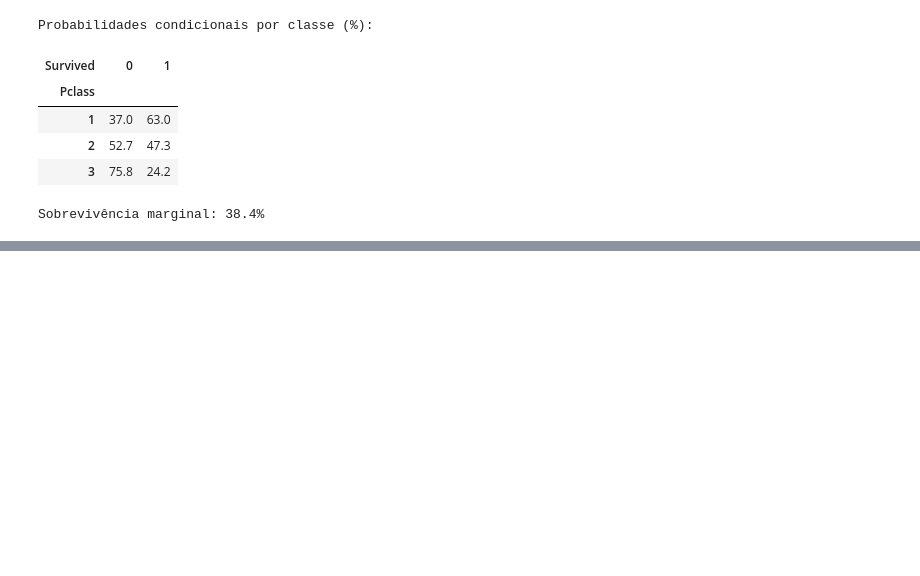
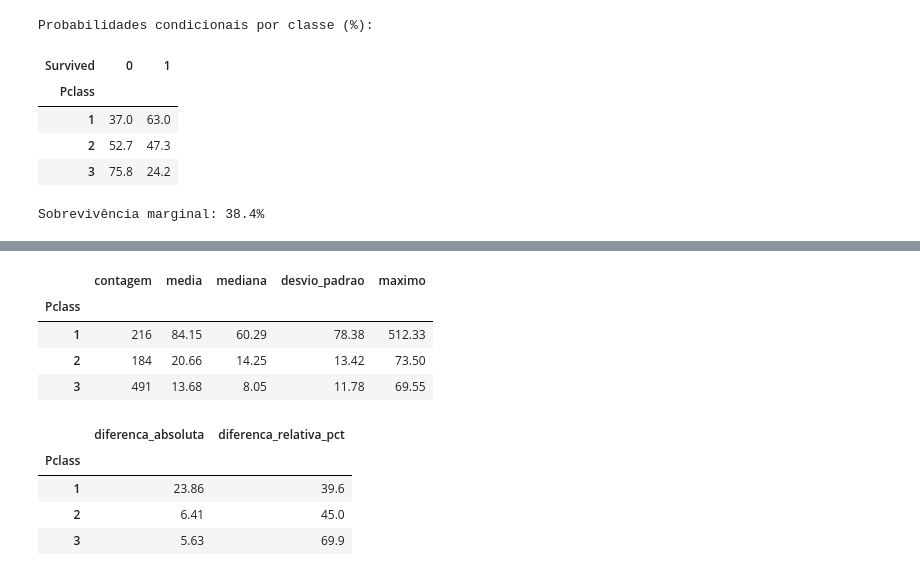
Before and after one commit to prof-ciro/Matematica-Aplicada-Computacional-UniFG-2026.2, a Jupyter notebook: Aula 09/aula_09.ipynb, the cells around one changed output, grey strips where cells are left out. Saved outputs shown, nothing was run; the diff lists cells and outputs as text; code cells hidden in the pictures; blank space fills up the shorter version.

```diff
--- a/Aula 09/aula_09.ipynb
+++ b/Aula 09/aula_09.ipynb
@@ -353,0 +449,40 @@ Sobrevivência marginal: 38.4%
+# %%
+stats_tarifa = (
+    df.groupby("Pclass")["Fare"]
+    .agg(
+        contagem="count",
+        media="mean",
+        mediana="median",
+        desvio_padrao="std",
+        maximo="max"
+    )
+    .round(2)
+)
+
+display(stats_tarifa)
+
+# Diferenças absolutas e relativas entre média e mediana.
+stats_tarifa["diferenca_absoluta"] = (
+    stats_tarifa["media"] - stats_tarifa["mediana"]
+).abs()
+
+stats_tarifa["diferenca_relativa_pct"] = (
+    (stats_tarifa["media"] / stats_tarifa["mediana"] - 1) * 100
+).round(1)
+
+display(
+    stats_tarifa[
+        ["diferenca_absoluta", "diferenca_relativa_pct"]
+    ]
+)
+# %% [output]
+|  | contagem | media | mediana | desvio_padrao | maximo |
+| Pclass |  |  |  |  |  |
+| 1 | 216 | 84.15 | 60.29 | 78.38 | 512.33 |
+| 2 | 184 | 20.66 | 14.25 | 13.42 | 73.50 |
+| 3 | 491 | 13.68 | 8.05 | 11.78 | 69.55 |
+|  | diferenca_absoluta | diferenca_relativa_pct |
+| Pclass |  |  |
+| 1 | 23.86 | 39.6 |
+| 2 | 6.41 | 45.0 |
+| 3 | 5.63 | 69.9 |
```
Also changed, not shown: parts of 14 cells of this notebook, 1 other file.
